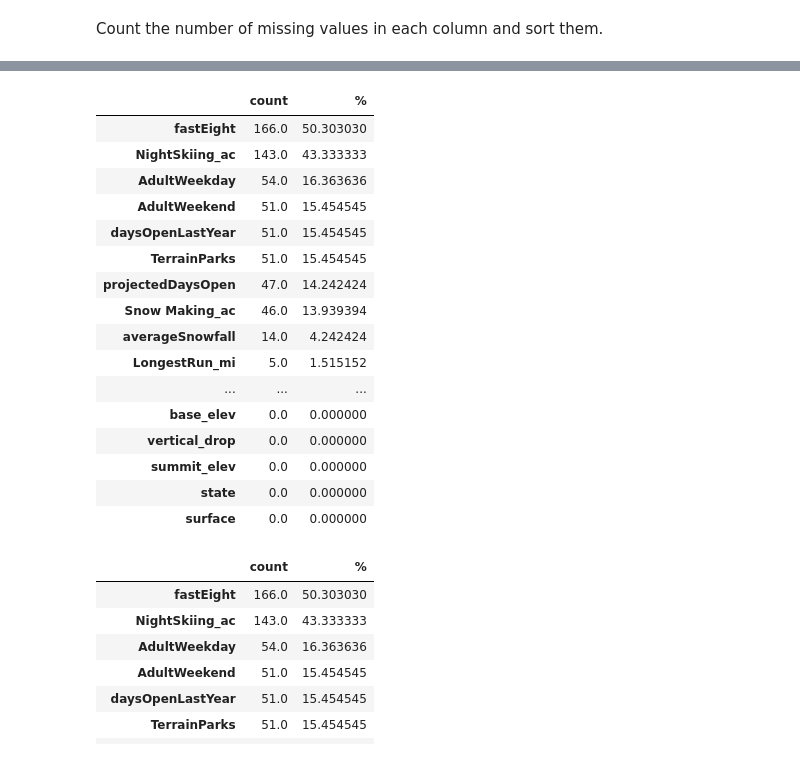
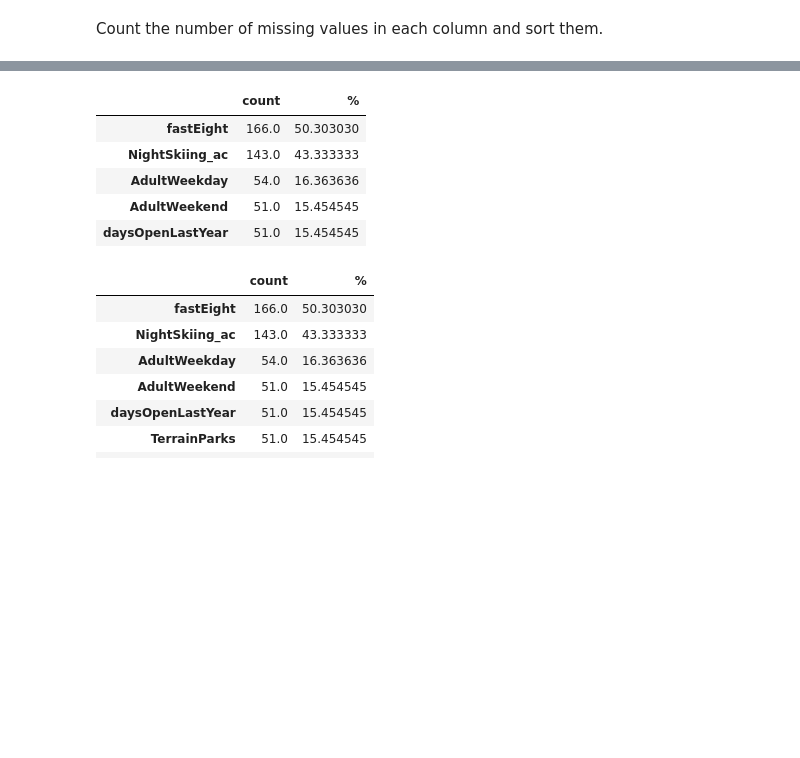
Before and after one commit to misterrustia/DataScienceGuidedCapstone, a Jupyter notebook: Notebooks/02_data_wrangling.ipynb, the cells around one changed output, grey strips where cells are left out. Saved outputs shown, nothing was run; the diff lists cells and outputs as text; code cells hidden in the pictures; blank space fills up the shorter version.

```diff
--- a/Notebooks/02_data_wrangling.ipynb
+++ b/Notebooks/02_data_wrangling.ipynb
@@ -207,27 +190,16 @@ missing
 # %%
 m = pd.DataFrame(missing)
 m = m.T
 m.columns=['count', '%']
 m = m.sort_values(by='count',ascending=False)
-m
+m.head()
 # %% [output]
 |  | count | % |
 | fastEight | 166.0 | 50.303030 |
 | NightSkiing_ac | 143.0 | 43.333333 |
 | AdultWeekday | 54.0 | 16.363636 |
 | AdultWeekend | 51.0 | 15.454545 |
 | daysOpenLastYear | 51.0 | 15.454545 |
-| TerrainParks | 51.0 | 15.454545 |
-| projectedDaysOpen | 47.0 | 14.242424 |
-| Snow Making_ac | 46.0 | 13.939394 |
-| averageSnowfall | 14.0 | 4.242424 |
-| LongestRun_mi | 5.0 | 1.515152 |
-| ... | ... | ... |
-| base_elev | 0.0 | 0.000000 |
-| vertical_drop | 0.0 | 0.000000 |
-| summit_elev | 0.0 | 0.000000 |
-| state | 0.0 | 0.000000 |
-| surface | 0.0 | 0.000000 |
 # %%
 # #Code task 5#
 # #Count (using `.sum()`) the number of missing values (`.isnull()`) in each column of
```
Also changed, not shown: parts of 57 cells of this notebook.
